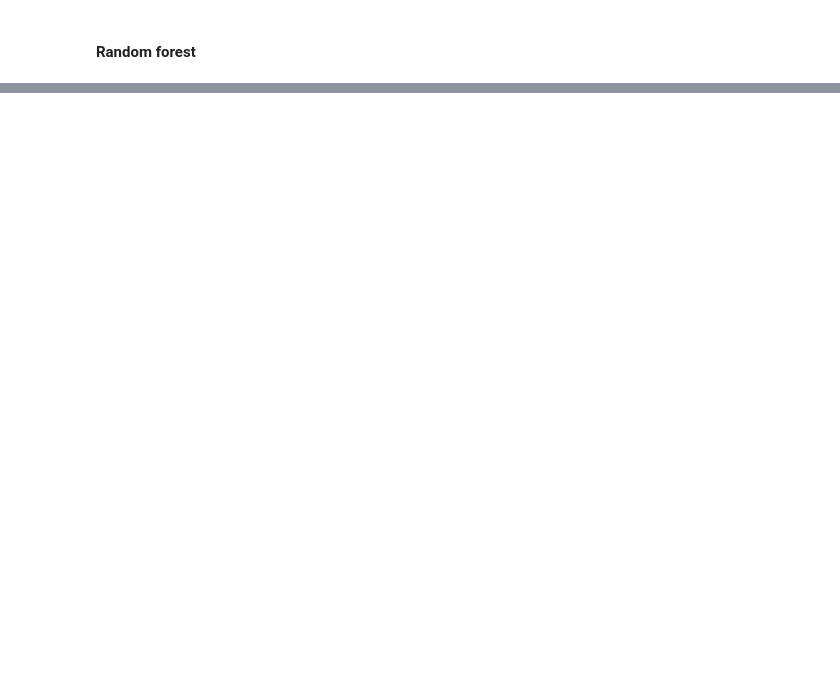
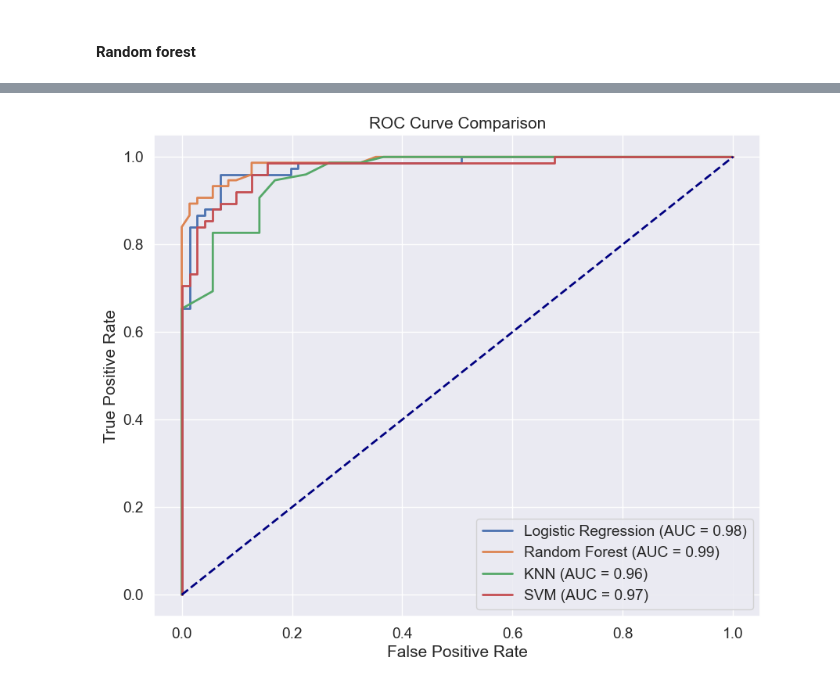
Before and after one commit to andolsitayssir/pcos-prediction, a Jupyter notebook: Project_one/pcos_without_infertility.ipynb, the cells around one changed output, grey strips where cells are left out. Cells and saved outputs as stored; diff of their text form; code cells hidden in the pictures; blank space fills up the shorter version.

```diff
--- a/Project_one/pcos_without_infertility.ipynb
+++ b/Project_one/pcos_without_infertility.ipynb
@@ -585,0 +619,47 @@ F1_score: 0.9251700680272109
+# %%
+from sklearn.metrics import roc_curve, auc
+import matplotlib.pyplot as plt
+
+# Initialize a dictionary to store ROC data for each model
+roc_data = {}
+
+# Logistic Regression
+y_prob_lg = lg2.predict_proba(x2_test)[:, 1]
+fpr_lg, tpr_lg, _ = roc_curve(y2_test, y_prob_lg)
+roc_auc_lg = auc(fpr_lg, tpr_lg)
+roc_data['Logistic Regression'] = (fpr_lg, tpr_lg, roc_auc_lg)
+
+# Random Forest
+y_prob_rf = rf2.predict_proba(x2_test)[:, 1]
+fpr_rf, tpr_rf, _ = roc_curve(y2_test, y_prob_rf)
+roc_auc_rf = auc(fpr_rf, tpr_rf)
+roc_data['Random Forest'] = (fpr_rf, tpr_rf, roc_auc_rf)
+
+# KNN
+y_prob_knn = knn2.predict_proba(x2_test)[:, 1]
+fpr_knn, tpr_knn, _ = roc_curve(y2_test, y_prob_knn)
+roc_auc_knn = auc(fpr_knn, tpr_knn)
+roc_data['KNN'] = (fpr_knn, tpr_knn, roc_auc_knn)
+
+# SVM (use decision_function instead of predict_proba)
+y_score_svm = svm2.decision_function(x2_test)
+fpr_svm, tpr_svm, _ = roc_curve(y2_test, y_score_svm)
+roc_auc_svm = auc(fpr_svm, tpr_svm)
+roc_data['SVM'] = (fpr_svm, tpr_svm, roc_auc_svm)
+
+# Plot all ROC curves
+plt.figure(figsize=(10, 8))
+for model, (fpr, tpr, roc_auc) in roc_data.items():
+    plt.plot(fpr, tpr, lw=2, label=f'{model} (AUC = {roc_auc:.2f})')
+
+# Plot the diagonal line (random guessing)
+plt.plot([0, 1], [0, 1], color='navy', lw=2, linestyle='--')
+
+# Add labels, title, and legend
+plt.xlabel('False Positive Rate')
+plt.ylabel('True Positive Rate')
+plt.title('ROC Curve Comparison')
+plt.legend(loc="lower right")
+plt.show()
+# %% [output]
+[figure, added]
```
Also changed, not shown: parts of 18 cells of this notebook.
